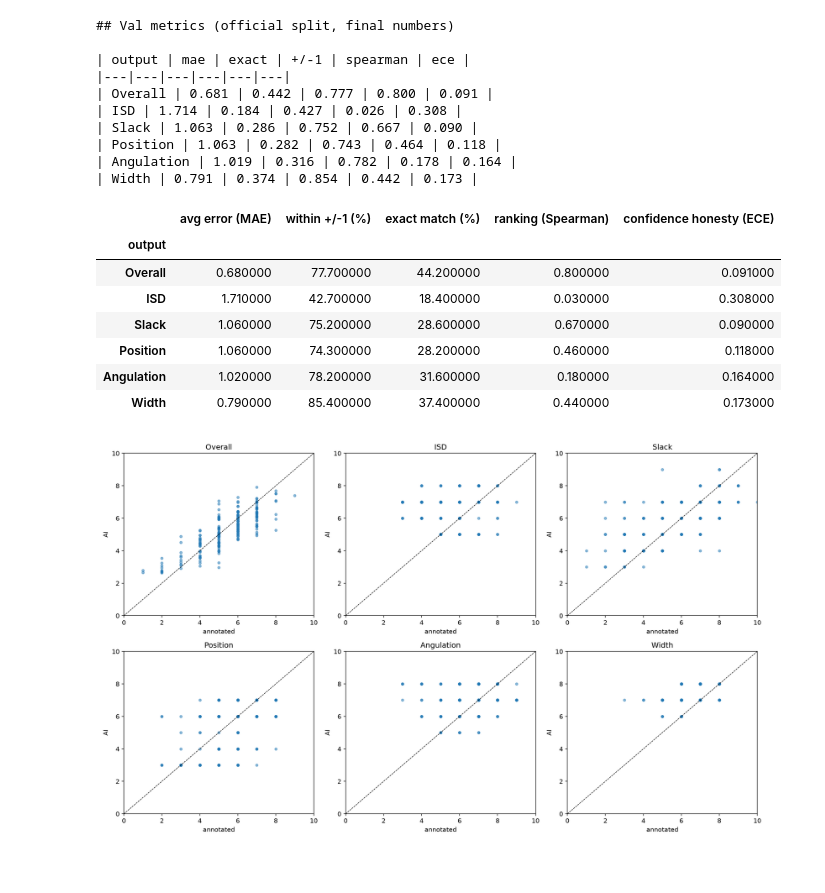
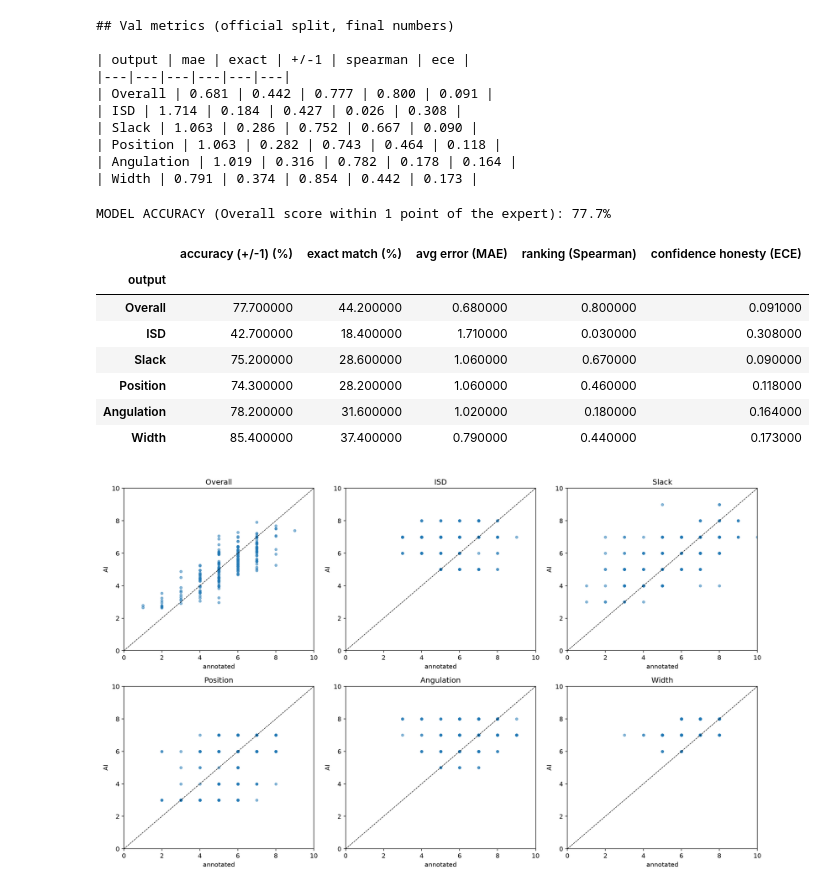
Before and after one commit to spro047/REU_Original_Dataset, a Jupyter notebook: notebooks/05-paper-artifacts.ipynb, the cells around one changed output. Drawn from its saved outputs; the diff is of its cells as text; code cells hidden in the pictures.

Commit message:
docs: show headline model accuracy in paper artifacts notebook
Ultraworked with [Sisyphus](https://github.com/code-yeongyu/oh-my-openagent)

Co-authored-by: Sisyphus <clio-agent@sisyphuslabs.ai>

```diff
--- a/notebooks/05-paper-artifacts.ipynb
+++ b/notebooks/05-paper-artifacts.ipynb
@@ -55,34 +55,36 @@ print((ARTIFACTS / "val-metrics.md").read_text())
 # %%
 # Accuracy summary: how often the AI agrees with the expert (Val split, final numbers)
 import pandas as pd
 from suture_scoring.artifacts import val_metrics_table
 from suture_scoring.data import SCORE_KEYS
 
 table = val_metrics_table(SCORES_DIR / "scores-Val.csv", VAL_XLSX)
+print(f"MODEL ACCURACY (Overall score within 1 point of the expert): {round(100 * table['Overall']['tol1'], 1)}%")
 acc = pd.DataFrame(
     {
         "output": list(SCORE_KEYS),
+        "accuracy (+/-1) (%)": [round(100 * table[k]["tol1"], 1) for k in SCORE_KEYS],
+        "exact match (%)": [round(100 * table[k]["exact"], 1) for k in SCORE_KEYS],
         "avg error (MAE)": [round(table[k]["mae"], 2) for k in SCORE_KEYS],
-        "within +/-1 (%)": [round(100 * table[k]["tol1"], 1) for k in SCORE_KEYS],
-        "exact match (%)": [round(100 * table[k]["exact"], 1) for k in SCORE_KEYS],
         "ranking (Spearman)": [round(table[k]["spearman"], 2) for k in SCORE_KEYS],
         "confidence honesty (ECE)": [round(table[k]["ece"], 3) for k in SCORE_KEYS],
     }
 )
 acc = acc.set_index("output")
 acc.style.apply(
     lambda row: ["font-weight: bold" if row.name == "Overall" else "" for _ in row],
     axis=1,
 )
 # %% [output]
+MODEL ACCURACY (Overall score within 1 point of the expert): 77.7%
-|  | avg error (MAE) | within +/-1 (%) | exact match (%) | ranking (Spearman) | confidence honesty (ECE) |
+|  | accuracy (+/-1) (%) | exact match (%) | avg error (MAE) | ranking (Spearman) | confidence honesty (ECE) |
 | output |  |  |  |  |  |
-| Overall | 0.680000 | 77.700000 | 44.200000 | 0.800000 | 0.091000 |
-| ISD | 1.710000 | 42.700000 | 18.400000 | 0.030000 | 0.308000 |
-| Slack | 1.060000 | 75.200000 | 28.600000 | 0.670000 | 0.090000 |
-| Position | 1.060000 | 74.300000 | 28.200000 | 0.460000 | 0.118000 |
-| Angulation | 1.020000 | 78.200000 | 31.600000 | 0.180000 | 0.164000 |
-| Width | 0.790000 | 85.400000 | 37.400000 | 0.440000 | 0.173000 |
+| Overall | 77.700000 | 44.200000 | 0.680000 | 0.800000 | 0.091000 |
+| ISD | 42.700000 | 18.400000 | 1.710000 | 0.030000 | 0.308000 |
+| Slack | 75.200000 | 28.600000 | 1.060000 | 0.670000 | 0.090000 |
+| Position | 74.300000 | 28.200000 | 1.060000 | 0.460000 | 0.118000 |
+| Angulation | 78.200000 | 31.600000 | 1.020000 | 0.180000 | 0.164000 |
+| Width | 85.400000 | 37.400000 | 0.790000 | 0.440000 | 0.173000 |
 # %%
 display(Image(filename=str(ARTIFACTS / "scatter-grid.png")))
 # %% [output]
```
